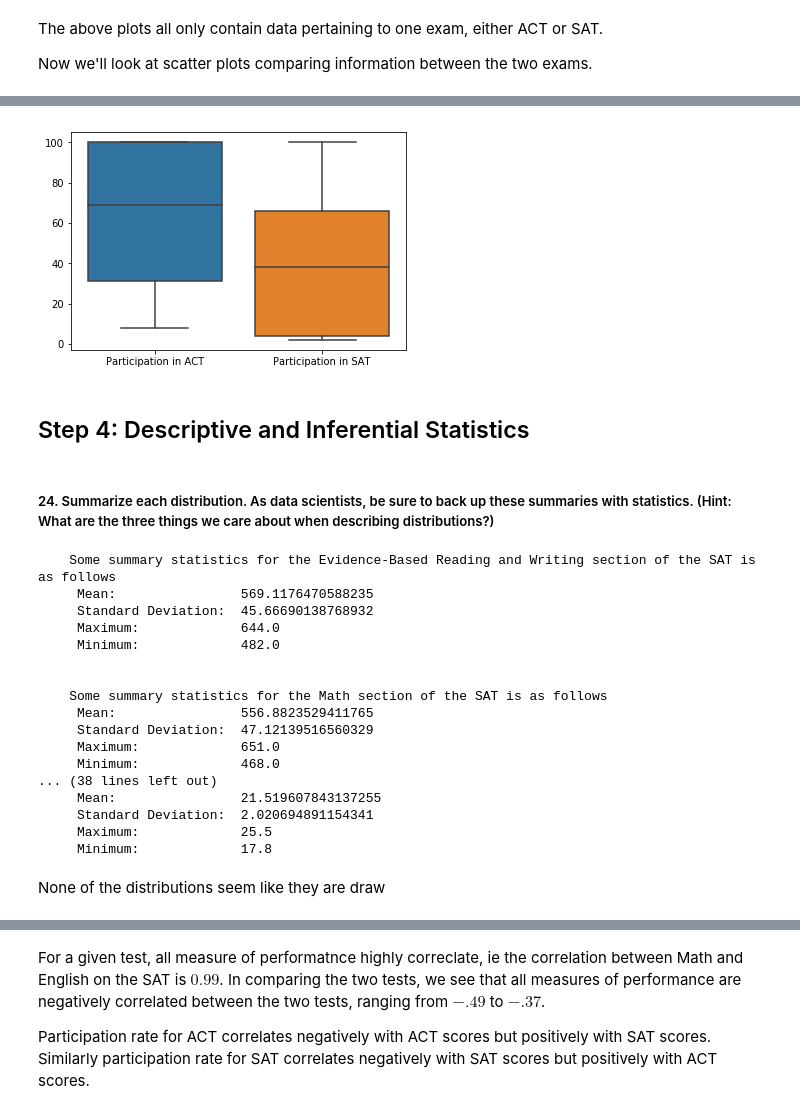
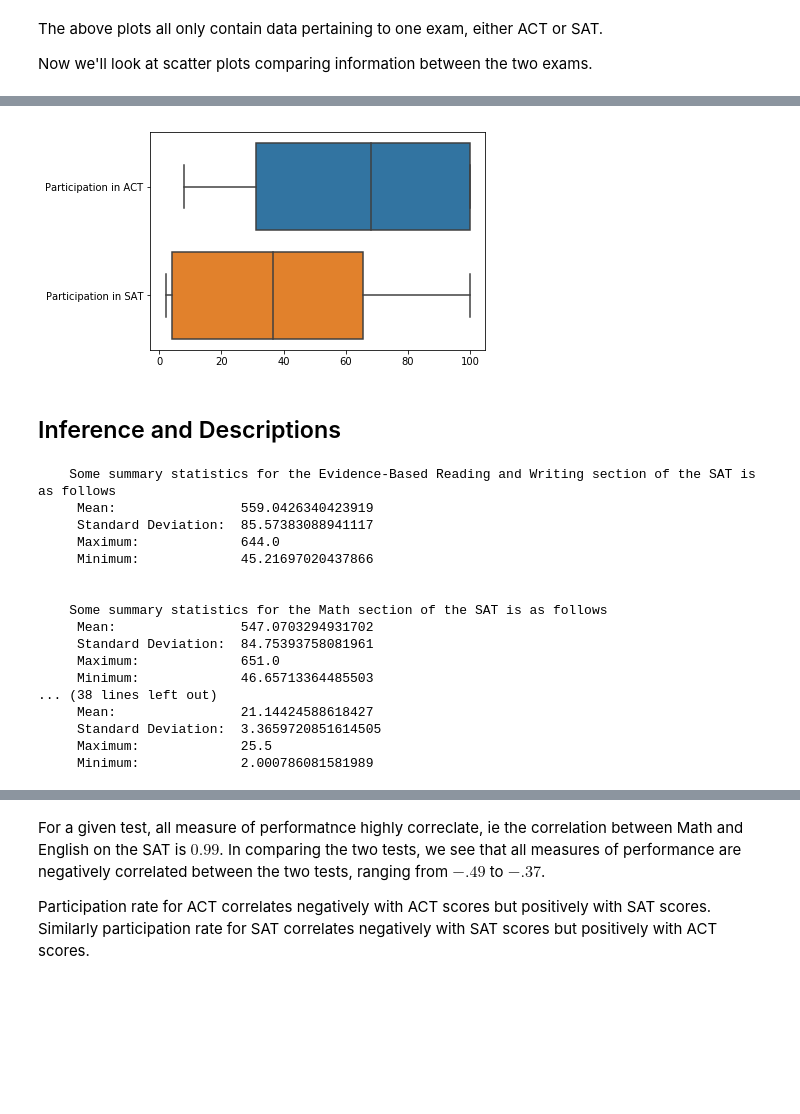
Before and after one commit to jtimdwyer/test-scores, a Jupyter notebook: test_scores.ipynb, the cells around one changed output, grey strips where cells are left out. Drawn from its saved outputs; the diff is of its cells as text; code cells hidden in the pictures; blank space fills up the shorter version.

```diff
--- a/test_scores.ipynb
+++ b/test_scores.ipynb
@@ -354,7 +337,7 @@ sd
 # %% [markdown]
 Because I don't really trust these things to be ordered consistently I'm just going to use a dictionary.
 # %%
-sd2 = {key:stdev(combined[key]) for key in combined.select_dtypes(exclude='object').columns}
+sd2 = {key:np.std(combined[key]) for key in combined.select_dtypes(exclude='object').columns}
 # %%
 sd2
 # %% [output]
@@ -375,9 +354,6 @@ sd2
 # %%
 sd2['State'] = 'Standard Deviation'
 # %%
-sd_row = pd.DataFrame(sd2, index=[0])
+sd_row = pd.Series(sd2)
 # %%
-combined_wsd = pd.concat(
-    objs=[combined,sd_row],
-    ignore_index=True
-    )
+combined = combined.append(sd_row, sort=False, ignore_index=True)
@@ -581,17 +518,15 @@ sns.boxplot(data=sat_df[['Participation']])
 # %%
 data = {
     'Participation in ACT':combined['Participation_ACT'],
     'Participation in SAT':combined['Participation_SAT'],
 }
 
-sns.boxplot(data=pd.DataFrame(data))
+sns.boxplot(data=pd.DataFrame(data), orient='h')
 plt.savefig('participation_rates.png', format='png', dpi=500)
 # %% [output]
-[figure, old version]
+[figure, new version]
-# %% [markdown]
-## Step 4: Descriptive and Inferential Statistics
-# %% [markdown]
-##### 24. Summarize each distribution. As data scientists, be sure to back up these summaries with statistics. (Hint: What are the three things we care about when describing distributions?)
+# %% [markdown]
+## Inference and Descriptions
 # %%
 combined_desc = combined.describe().drop(['Participation_ACT','Participation_SAT'], axis=1)
 # %%
@@ -608,21 +543,19 @@ for column in combined_desc:
     print(message)
 # %% [output]
     Some summary statistics for the Evidence-Based Reading and Writing section of the SAT is as follows
-     Mean:                569.1176470588235
-     Standard Deviation:  45.66690138768932
+     Mean:                559.0426340423919
+     Standard Deviation:  85.57383088941117
      Maximum:             644.0
-     Minimum:             482.0
+     Minimum:             45.21697020437866
 
 
     Some summary statistics for the Math section of the SAT is as follows
-     Mean:                556.8823529411765
-     Standard Deviation:  47.12139516560329
+     Mean:                547.0703294931702
+     Standard Deviation:  84.75393758081961
      Maximum:             651.0
-     Minimum:             468.0
+     Minimum:             46.65713364485503
 ... (38 lines left out)
-     Mean:                21.519607843137255
-     Standard Deviation:  2.020694891154341
+     Mean:                21.14424588618427
+     Standard Deviation:  3.3659720851614505
      Maximum:             25.5
-     Minimum:             17.8
+     Minimum:             2.000786081581989
-# %% [markdown]
-None of the distributions seem like they are draw
```
Also changed, not shown: parts of 97 cells of this notebook, 4 other files.
